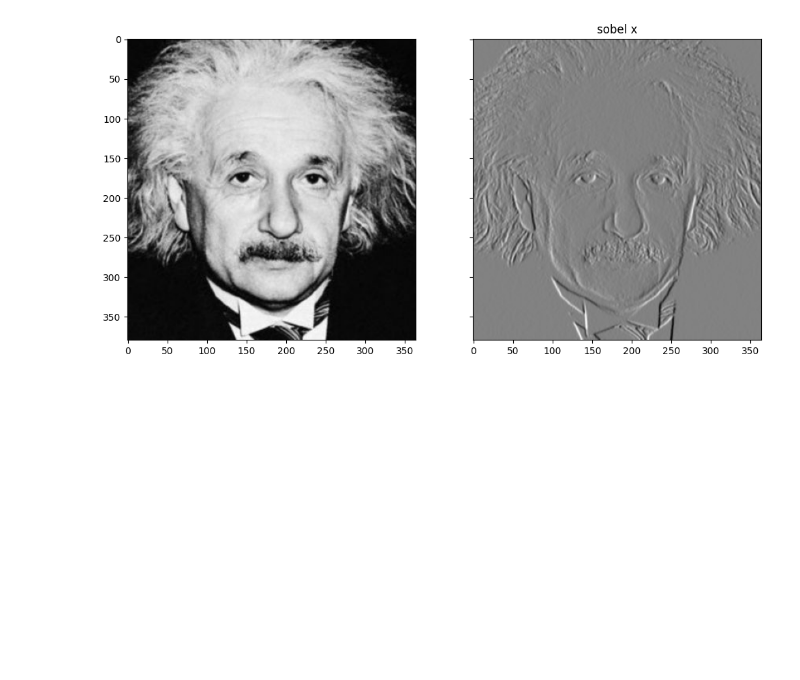
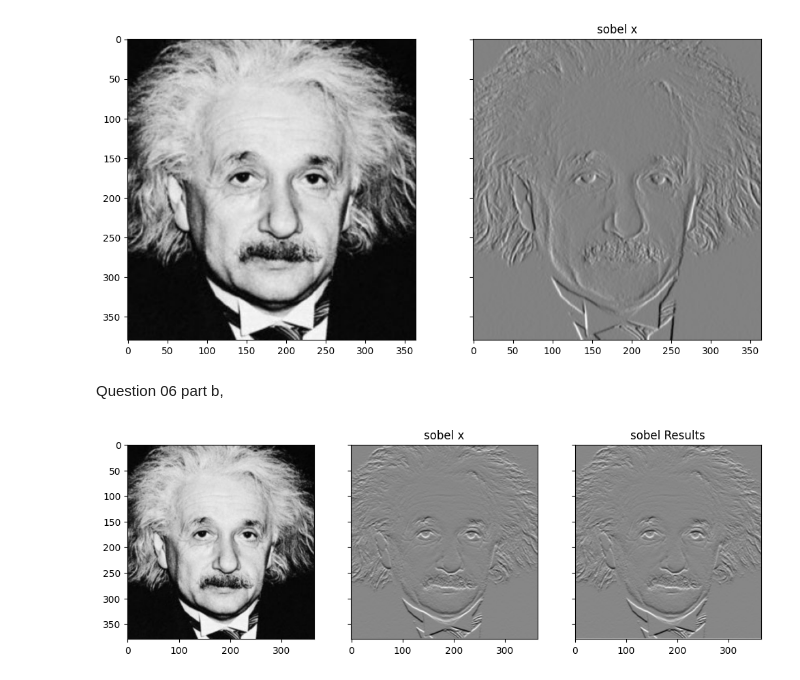
Before and after one commit to Dushanku/Assignment_001_EN5204, a Jupyter notebook: assignments001.ipynb, the cells around one changed output. Cells and saved outputs as stored; diff of their text form; code cells hidden in the pictures; blank space fills up the shorter version.

Commit message:
Q6 part b

```diff
--- a/assignments001.ipynb
+++ b/assignments001.ipynb
@@ -58,3 +60,37 @@ axes[1].set_title( 'sobel x')
 plt.show()
 # %% [output]
 [figure]
+# %% [markdown]
+Question 06
+part b,
+# %%
+import cv2 as cv
+import numpy as np
+import matplotlib.pyplot as plt
+
+im = cv.imread ('images/einstein.png' ,cv.IMREAD_GRAYSCALE)
+assert im is not None
+
+image_float = cv.normalize(im.astype('float'), None, 0.0, 1.0, cv.NORM_MINMAX)
+grad_x = cv.Sobel(image_float, -1, 0, 1, ksize =3)
+grad_x = cv.normalize(grad_x.astype('float'),None, 0, 1.0, cv.NORM_MINMAX)
+
+
+sobel_v = np.array([[-1,-2,-1],[0,0,0],[1,2,1]])
+h, w = im.shape
+k_hh, k_hw = sobel_v.shape[0]//2, sobel_v.shape[1]//2
+grad_x_results = np.ones(im.shape, np.float32)
+for m in range (k_hh, h - k_hh):
+  for n in range (k_hw, w - k_hw):
+    grad_x_results[m, n] = np.dot(image_float[m - k_hh : m + k_hh + 1, n - k_hw : n + k_hw + 1].flatten(), sobel_v.flatten())
+
+
+fig, axes = plt.subplots(1, 3, sharex = 'all', sharey = 'all', figsize = (12, 12))
+axes[0].imshow(im, cmap='gray')
+axes[1].imshow(grad_x, cmap='gray')
+axes[1].set_title( 'sobel x')
+axes[2].imshow(grad_x_results, cmap='gray')
+axes[2].set_title( 'sobel Results')
+plt.show()
+# %% [output]
+[figure, added]
```
Also changed, not shown: parts of 3 cells of this notebook.
